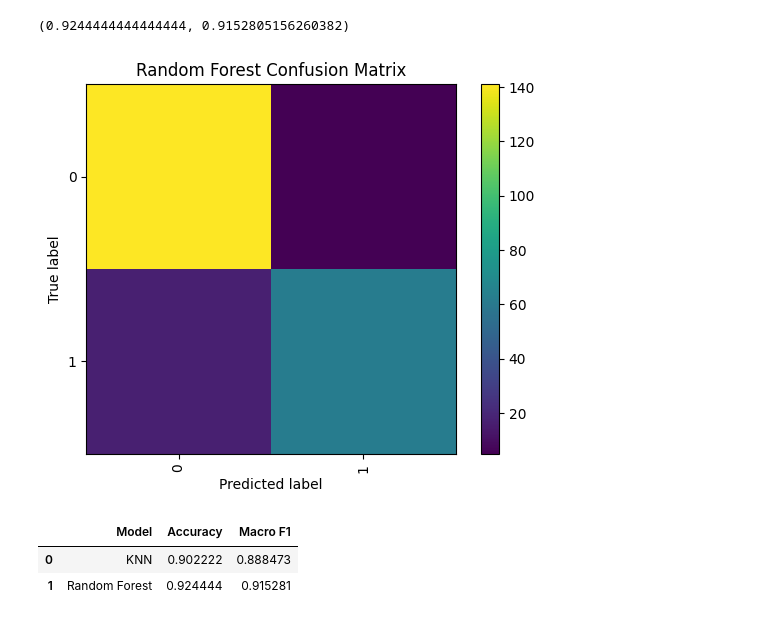
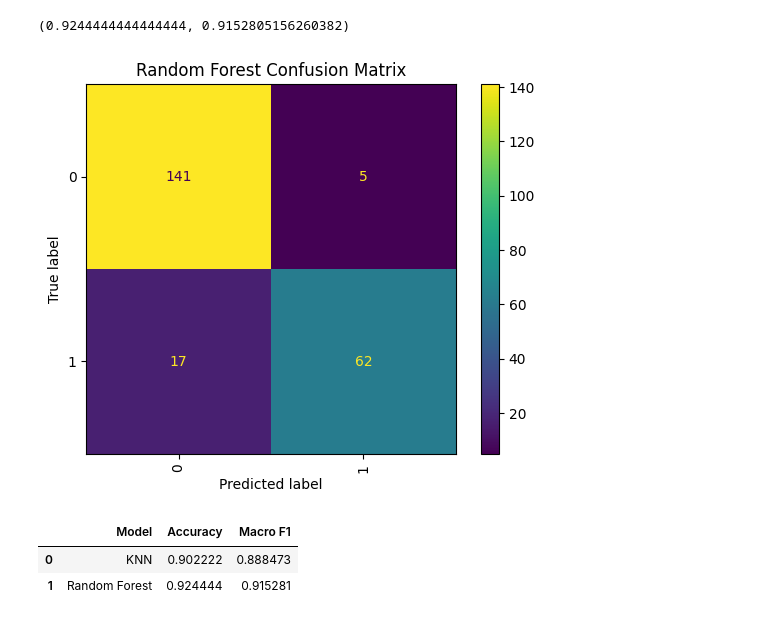
Before and after one commit to renaissag/electrical_engineeing_Quantum_Devices_KNN, a Jupyter notebook: Renaissa_Quantum_Devices_KNN.ipynb, the cells around one changed output. Cells and saved outputs as stored; diff of their text form; code cells hidden in the pictures.

```diff
--- a/Renaissa_Quantum_Devices_KNN.ipynb
+++ b/Renaissa_Quantum_Devices_KNN.ipynb
@@ -296,13 +296,13 @@ acc_rf, f1_rf
 # %%
 cm_rf = confusion_matrix(y_test, y_pred, labels=best_rf.classes_)
 
 ConfusionMatrixDisplay(cm_rf, display_labels=best_rf.classes_).plot(
-    xticks_rotation='vertical', include_values=False
+    xticks_rotation='vertical', include_values=True
 )
 plt.title("Random Forest Confusion Matrix")
 plt.show()
 # %% [output]
-[figure, old version]
+[figure, new version]
 # %%
 pd.DataFrame({
     "Model": ["KNN", "Random Forest"],
```
Also changed, not shown: parts of 2 cells of this notebook.
